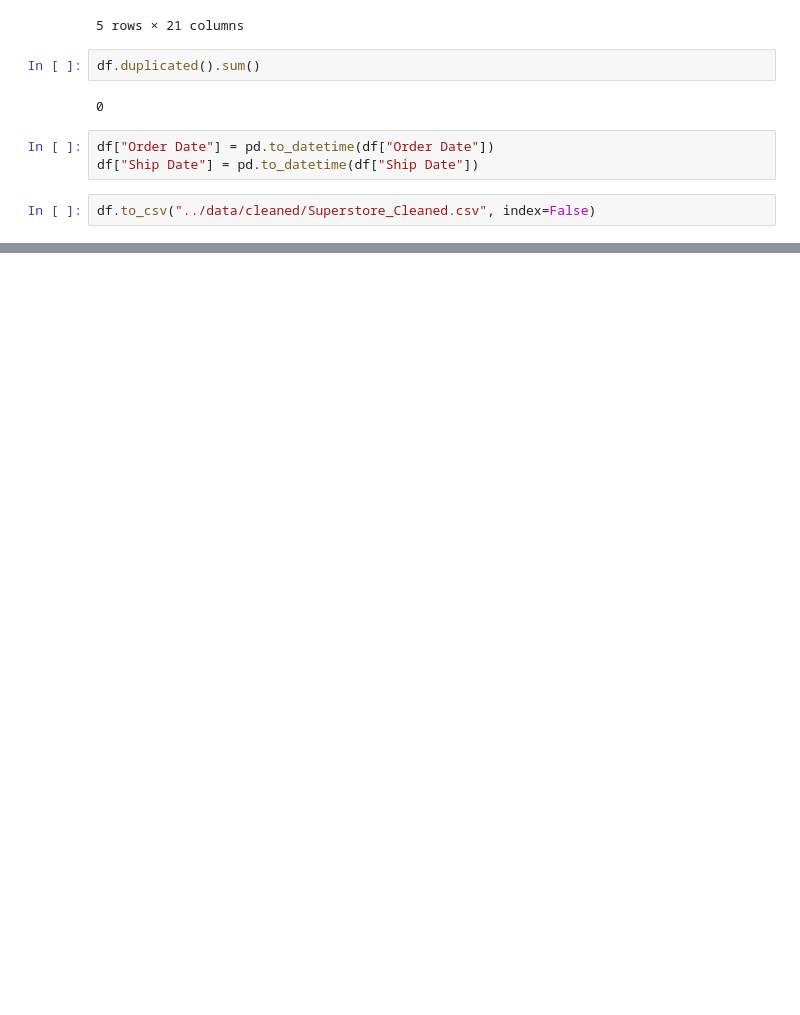
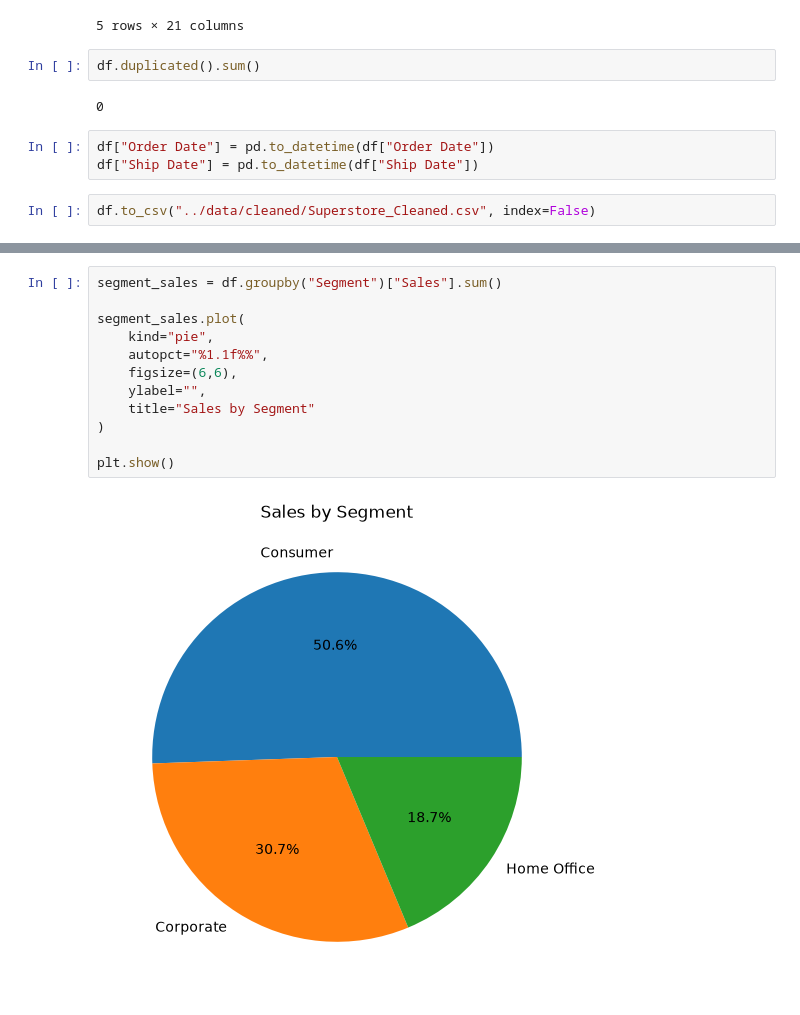
Before and after one commit to gayatrigaikwad36108-max/Superstore-Sales-Performance-Report, a Jupyter notebook: notebook/Superstore_Analysis.ipynb, the cells around one changed output, grey strips where cells are left out. Drawn from its saved outputs; the diff is of its cells as text; blank space fills up the shorter version.

```diff
--- a/notebook/Superstore_Analysis.ipynb
+++ b/notebook/Superstore_Analysis.ipynb
@@ -85,0 +174,14 @@ df.to_csv("../data/cleaned/Superstore_Cleaned.csv", index=False)
+# %%
+segment_sales = df.groupby("Segment")["Sales"].sum()
+
+segment_sales.plot(
+    kind="pie",
+    autopct="%1.1f%%",
+    figsize=(6,6),
+    ylabel="",
+    title="Sales by Segment"
+)
+
+plt.show()
+# %% [output]
+[figure, added]
```
Also changed, not shown: parts of 27 cells of this notebook, 10 other files.
